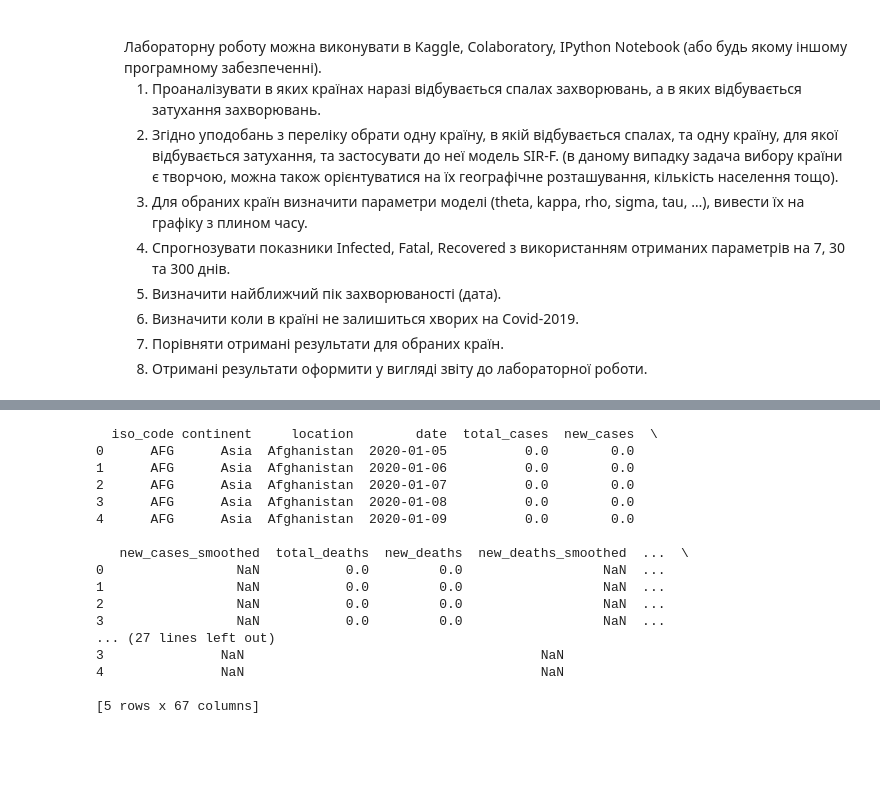
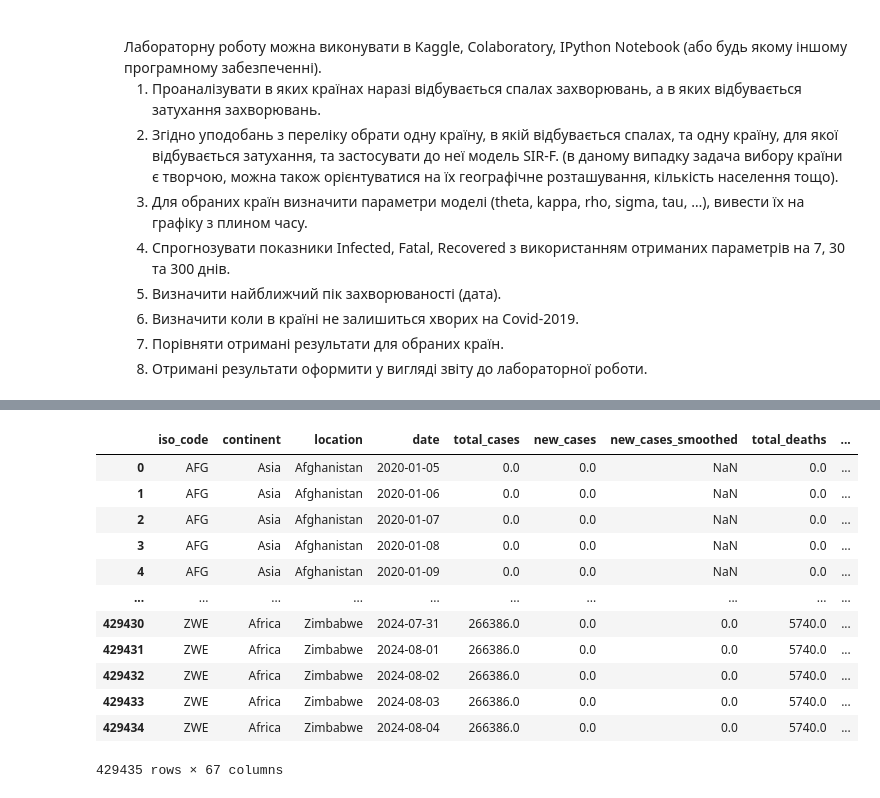
Before and after one commit to artemyak5/Mathematical-Modeling-2024, a Jupyter notebook: lab4/1.ipynb, the cells around one changed output, grey strips where cells are left out. Saved outputs shown, nothing was run; the diff lists cells and outputs as text; code cells hidden in the pictures; blank space fills up the shorter version.

```diff
--- a/lab4/1.ipynb
+++ b/lab4/1.ipynb
@@ -51,23 +51,18 @@ import pandas as pd
 # %%
 url = "https://covid.ourworldindata.org/data/owid-covid-data.csv"
 data = pd.read_csv(url)
-
-print(data.head())
+data
 # %% [output]
+|  | iso_code | continent | location | date | total_cases | new_cases | new_cases_smoothed | total_deaths | ... |
+| 0 | AFG | Asia | Afghanistan | 2020-01-05 | 0.0 | 0.0 | NaN | 0.0 | ... |
+| 1 | AFG | Asia | Afghanistan | 2020-01-06 | 0.0 | 0.0 | NaN | 0.0 | ... |
+| 2 | AFG | Asia | Afghanistan | 2020-01-07 | 0.0 | 0.0 | NaN | 0.0 | ... |
+| 3 | AFG | Asia | Afghanistan | 2020-01-08 | 0.0 | 0.0 | NaN | 0.0 | ... |
+| 4 | AFG | Asia | Afghanistan | 2020-01-09 | 0.0 | 0.0 | NaN | 0.0 | ... |
+| ... | ... | ... | ... | ... | ... | ... | ... | ... | ... |
+| 429430 | ZWE | Africa | Zimbabwe | 2024-07-31 | 266386.0 | 0.0 | 0.0 | 5740.0 | ... |
+| 429431 | ZWE | Africa | Zimbabwe | 2024-08-01 | 266386.0 | 0.0 | 0.0 | 5740.0 | ... |
+| 429432 | ZWE | Africa | Zimbabwe | 2024-08-02 | 266386.0 | 0.0 | 0.0 | 5740.0 | ... |
+| 429433 | ZWE | Africa | Zimbabwe | 2024-08-03 | 266386.0 | 0.0 | 0.0 | 5740.0 | ... |
+| 429434 | ZWE | Africa | Zimbabwe | 2024-08-04 | 266386.0 | 0.0 | 0.0 | 5740.0 | ... |
-  iso_code continent     location        date  total_cases  new_cases  \
-0      AFG      Asia  Afghanistan  2020-01-05          0.0        0.0
-1      AFG      Asia  Afghanistan  2020-01-06          0.0        0.0
-2      AFG      Asia  Afghanistan  2020-01-07          0.0        0.0
-3      AFG      Asia  Afghanistan  2020-01-08          0.0        0.0
-4      AFG      Asia  Afghanistan  2020-01-09          0.0        0.0
-
-   new_cases_smoothed  total_deaths  new_deaths  new_deaths_smoothed  ...  \
-0                 NaN           0.0         0.0                  NaN  ...
-1                 NaN           0.0         0.0                  NaN  ...
-2                 NaN           0.0         0.0                  NaN  ...
-3                 NaN           0.0         0.0                  NaN  ...
-... (27 lines left out)
-3               NaN                                      NaN
-4               NaN                                      NaN
-
-[5 rows x 67 columns]
+429435 rows × 67 columns
```
Also changed, not shown: parts of 17 cells of this notebook.
